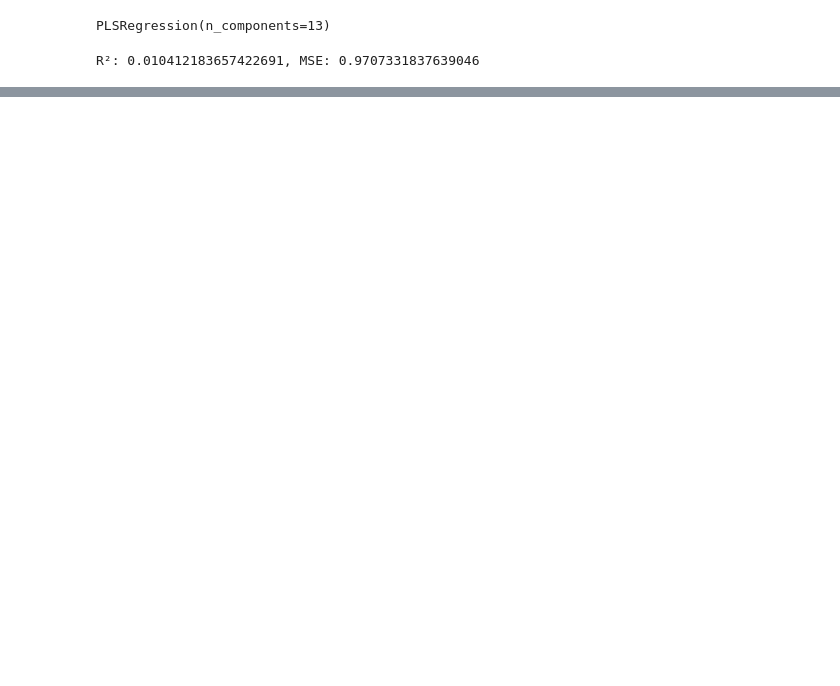
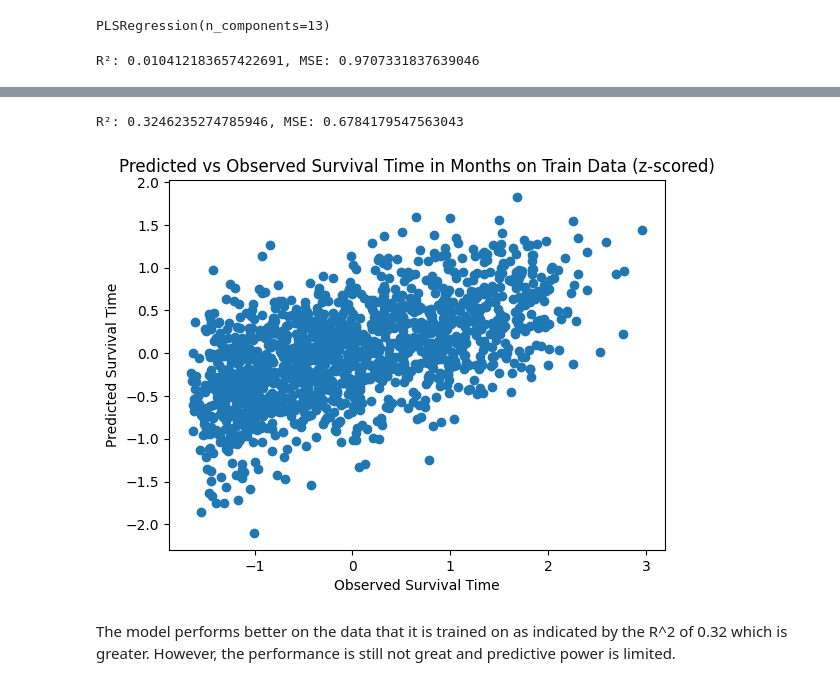
Before and after one commit to lilythomson13/finalproject, a Jupyter notebook: Results.ipynb, the cells around one changed output, grey strips where cells are left out. Saved outputs shown, nothing was run; the diff lists cells and outputs as text; code cells hidden in the pictures; blank space fills up the shorter version.

```diff
--- a/Results.ipynb
+++ b/Results.ipynb
@@ -255,0 +254,19 @@ plt.show()
+# %%
+from sklearn.metrics import r2_score, mean_squared_error
+
+r2 = r2_score(y_train, y_pred)
+mse = mean_squared_error(y_train, y_pred)
+print(f"R²: {r2}, MSE: {mse}")
+# %% [output]
+R²: 0.3246235274785946, MSE: 0.6784179547563043
+# %%
+plt.scatter(y_train, y_pred)
+plt.xlabel("Observed Survival Time")
+plt.ylabel("Predicted Survival Time")
+plt.title("Predicted vs Observed Survival Time in Months on Train Data (z-scored)")
+
+plt.show()
+# %% [output]
+[figure, added]
+# %% [markdown]
+The model performs better on the data that it is trained on as indicated by the R^2 of 0.32 which is greater. However, the performance is still not great and predictive power is limited.
```
Also changed, not shown: parts of 7 cells of this notebook.
